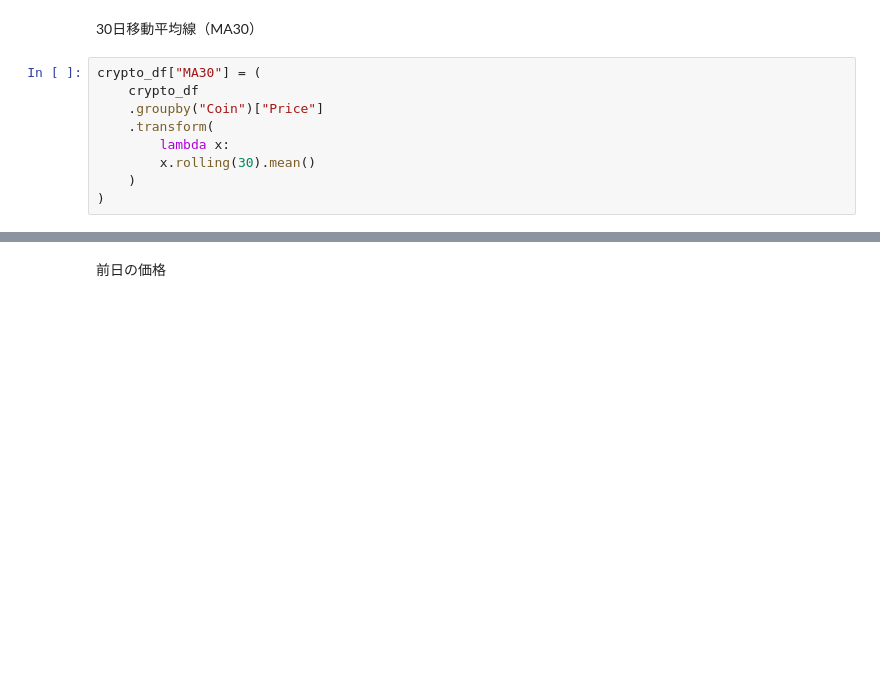
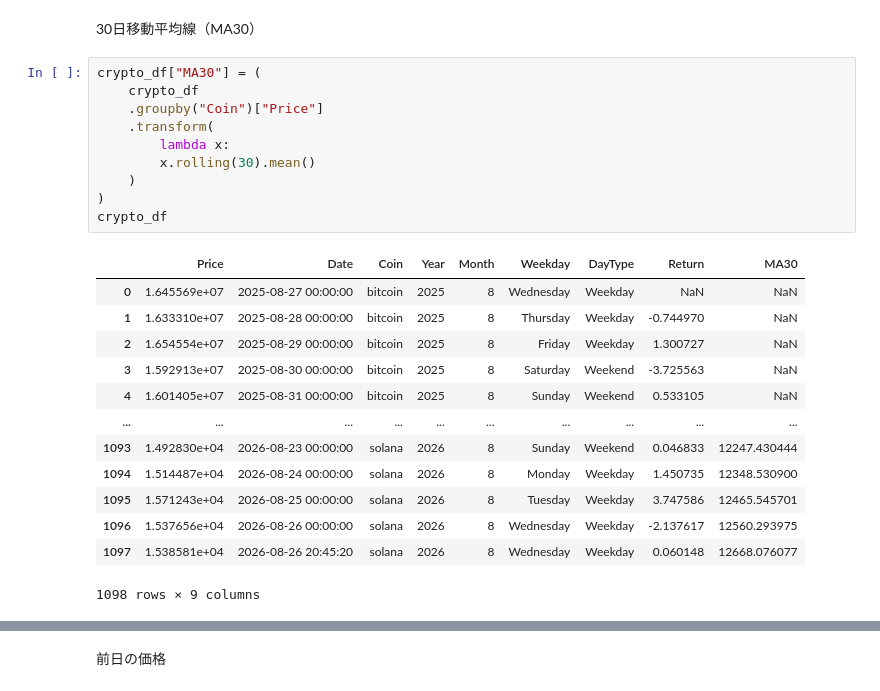
Before and after one commit to shota98501/workspace, a Jupyter notebook: Project/crypto_project/crypto_project(years).ipynb, the cells around one changed output, grey strips where cells are left out. Drawn from its saved outputs; the diff is of its cells as text; blank space fills up the shorter version.

```diff
--- a/Project/crypto_project/crypto_project(years).ipynb
+++ b/Project/crypto_project/crypto_project(years).ipynb
@@ -290,12 +290,27 @@ Name: Return, dtype: float64
 # %%
 crypto_df["MA30"] = (
     crypto_df
     .groupby("Coin")["Price"]
     .transform(
         lambda x:
         x.rolling(30).mean()
     )
 )
+crypto_df
+# %% [output]
+|  | Price | Date | Coin | Year | Month | Weekday | DayType | Return | MA30 |
+| 0 | 1.645569e+07 | 2025-08-27 00:00:00 | bitcoin | 2025 | 8 | Wednesday | Weekday | NaN | NaN |
+| 1 | 1.633310e+07 | 2025-08-28 00:00:00 | bitcoin | 2025 | 8 | Thursday | Weekday | -0.744970 | NaN |
+| 2 | 1.654554e+07 | 2025-08-29 00:00:00 | bitcoin | 2025 | 8 | Friday | Weekday | 1.300727 | NaN |
+| 3 | 1.592913e+07 | 2025-08-30 00:00:00 | bitcoin | 2025 | 8 | Saturday | Weekend | -3.725563 | NaN |
+| 4 | 1.601405e+07 | 2025-08-31 00:00:00 | bitcoin | 2025 | 8 | Sunday | Weekend | 0.533105 | NaN |
+| ... | ... | ... | ... | ... | ... | ... | ... | ... | ... |
+| 1093 | 1.492830e+04 | 2026-08-23 00:00:00 | solana | 2026 | 8 | Sunday | Weekend | 0.046833 | 12247.430444 |
+| 1094 | 1.514487e+04 | 2026-08-24 00:00:00 | solana | 2026 | 8 | Monday | Weekday | 1.450735 | 12348.530900 |
+| 1095 | 1.571243e+04 | 2026-08-25 00:00:00 | solana | 2026 | 8 | Tuesday | Weekday | 3.747586 | 12465.545701 |
+| 1096 | 1.537656e+04 | 2026-08-26 00:00:00 | solana | 2026 | 8 | Wednesday | Weekday | -2.137617 | 12560.293975 |
+| 1097 | 1.538581e+04 | 2026-08-26 20:45:20 | solana | 2026 | 8 | Wednesday | Weekday | 0.060148 | 12668.076077 |
+1098 rows × 9 columns
 # %%
 btc = crypto_df[
     crypto_df["Coin"]=="bitcoin"
```
Also changed, not shown: parts of 16 cells of this notebook, 1 other file.
